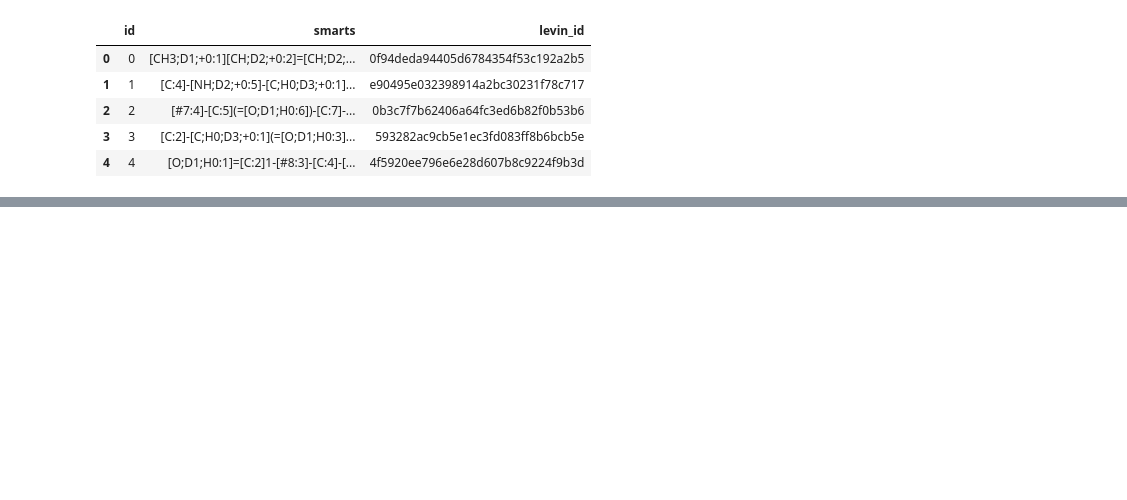
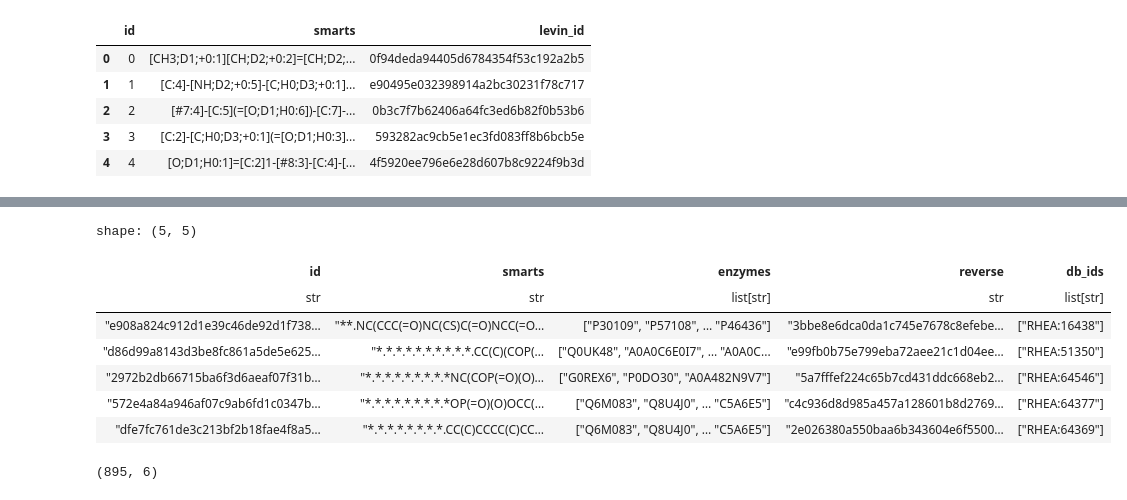
Before and after one commit to stefanpate/enz-rxn-data, a Jupyter notebook: examine_levin_rules.ipynb, the cells around one changed output, grey strips where cells are left out. Drawn from its saved outputs; the diff is of its cells as text; code cells hidden in the pictures; blank space fills up the shorter version.

```diff
--- a/examine_levin_rules.ipynb
+++ b/examine_levin_rules.ipynb
@@ -53,0 +156,21 @@ df.to_csv('/home/stef/enz_rxn_data/artifacts/rules/levin_no_stereo_rules.csv', i
+# %%
+rhea = pl.read_parquet(
+    "data/processed/pathway/known_reactions.parquet"
+)
+rhea.head()
+# %% [output]
+shape: (5, 5)
+| id | smarts | enzymes | reverse | db_ids |
+| str | str | list[str] | str | list[str] |
+| "e908a824c912d1e39c46de92d1f738… | "**.NC(CCC(=O)NC(CS)C(=O)NCC(=O… | ["P30109", "P57108", … "P46436"] | "3bbe8e6dca0da1c745e7678c8efebe… | ["RHEA:16438"] |
+| "d86d99a8143d3be8fc861a5de5e625… | "*.*.*.*.*.*.*.*.*.*.CC(C)(COP(… | ["Q0UK48", "A0A0C6E0I7", … "A0A0C... | "e99fb0b75e799eba72aee21c1d04ee… | ["RHEA:51350"] |
+| "2972b2db66715ba6f3d6aeaf07f31b… | "*.*.*.*.*.*.*.*.*NC(COP(=O)(O)… | ["G0REX6", "P0DO30", "A0A482N9V7"] | "5a7fffef224c65b7cd431ddc668eb2… | ["RHEA:64546"] |
+| "572e4a84a946af07c9ab6fd1c0347b… | "*.*.*.*.*.*.*.*.*OP(=O)(O)OCC(… | ["Q6M083", "Q8U4J0", … "C5A6E5"] | "c4c936d8d985a457a128601b8d2769… | ["RHEA:64377"] |
+| "dfe7fc761de3c213bf2b18fae4f8a5… | "*.*.*.*.*.*.*.*.CC(C)CCCC(C)CC… | ["Q6M083", "Q8U4J0", … "C5A6E5"] | "2e026380a550baa6b343604e6f5500… | ["RHEA:64369"] |
+# %%
+bkms_rhea_intersect = std_bkms.filter(
+    pl.col("id").is_in(rhea['id'].to_list())
+)
+print(bkms_rhea_intersect.shape)
+# %% [output]
+(895, 6)
```
Also changed, not shown: parts of 12 cells of this notebook, 9 other files.
